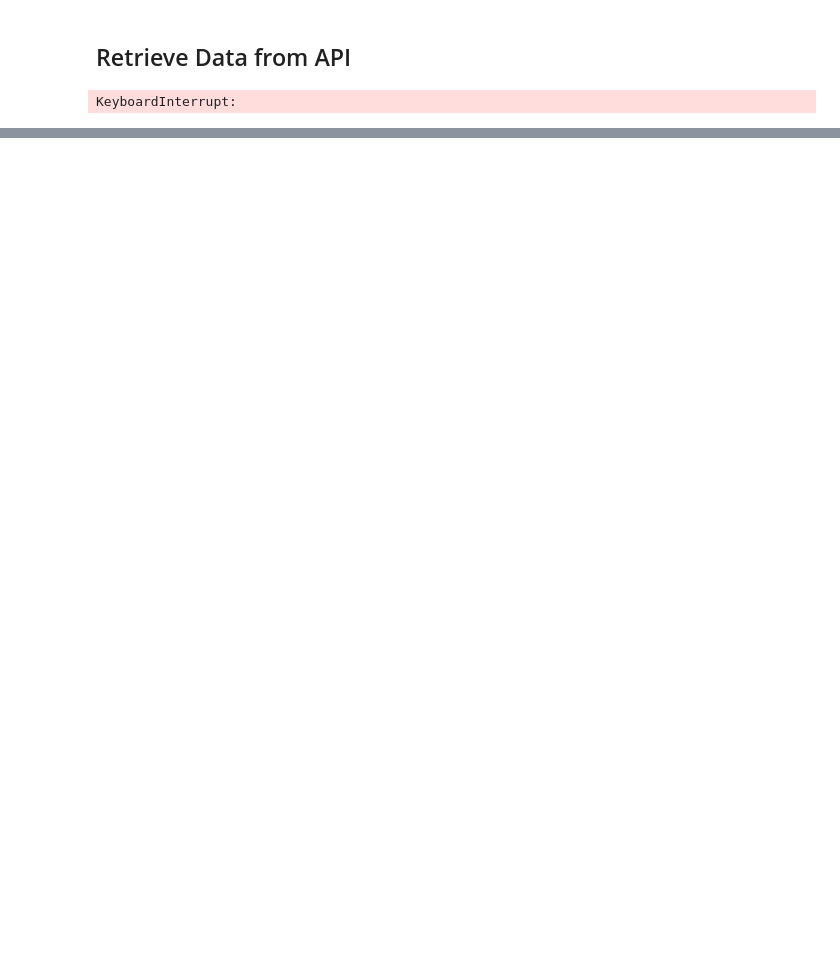
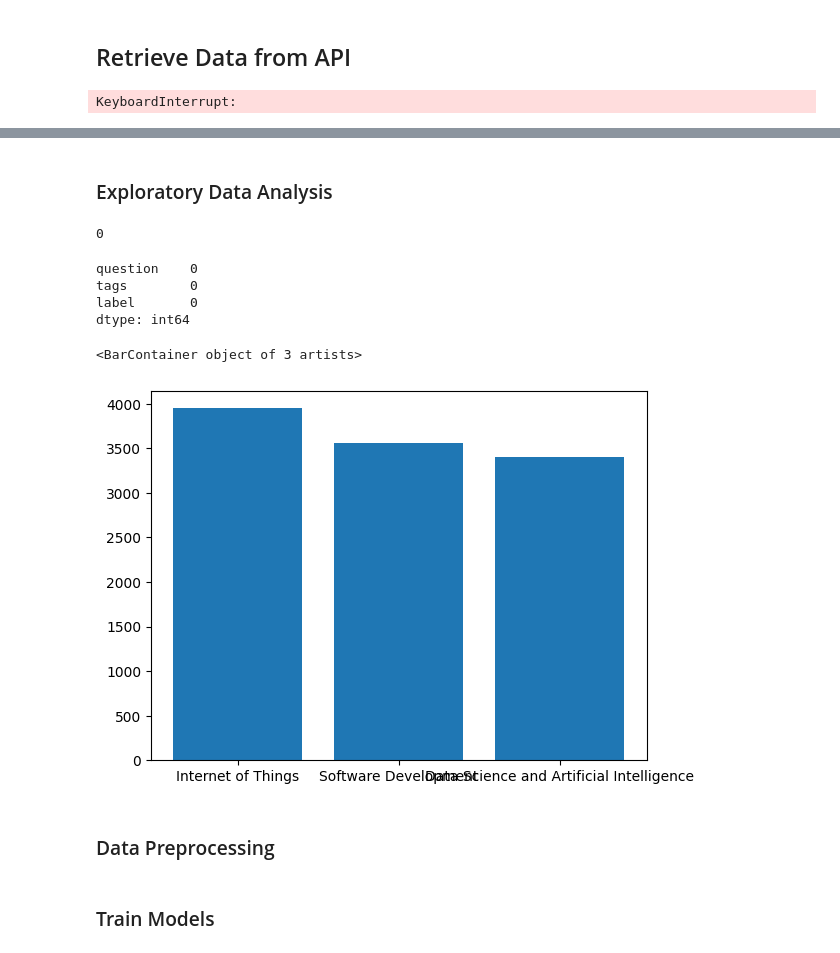
Before and after one commit to JayaWinata/StackOverflow_Question_Classification, a Jupyter notebook: topic_classification.ipynb, the cells around one changed output, grey strips where cells are left out. Cells and saved outputs as stored; diff of their text form; code cells hidden in the pictures; blank space fills up the shorter version.

```diff
--- a/topic_classification.ipynb
+++ b/topic_classification.ipynb
@@ -87,0 +86,3 @@ df.to_excel('question.xlsx', index=False)
+# %%
+df = pd.read_excel('Question.xlsx')
+df.head()
@@ -87,0 +96,22 @@ df.to_excel('question.xlsx', index=False)
+# %% [markdown]
+### Exploratory Data Analysis
+# %%
+# Check empty string in question column
+(df['question'] == '').sum()
+# %% [output]
+0
+# %%
+# Check missing values
+df.isna().sum()
+# %% [output]
+question    0
+tags        0
+label       0
+dtype: int64
+# %%
+plt.bar(df['label'].value_counts().index, df['label'].value_counts())
+# %% [output]
+<BarContainer object of 3 artists>
+[figure, added]
+# %% [markdown]
+### Data Preprocessing
@@ -87,0 +127,2 @@ df.to_excel('question.xlsx', index=False)
+# %% [markdown]
+### Train Models
```
Also changed, not shown: parts of 16 cells of this notebook.
